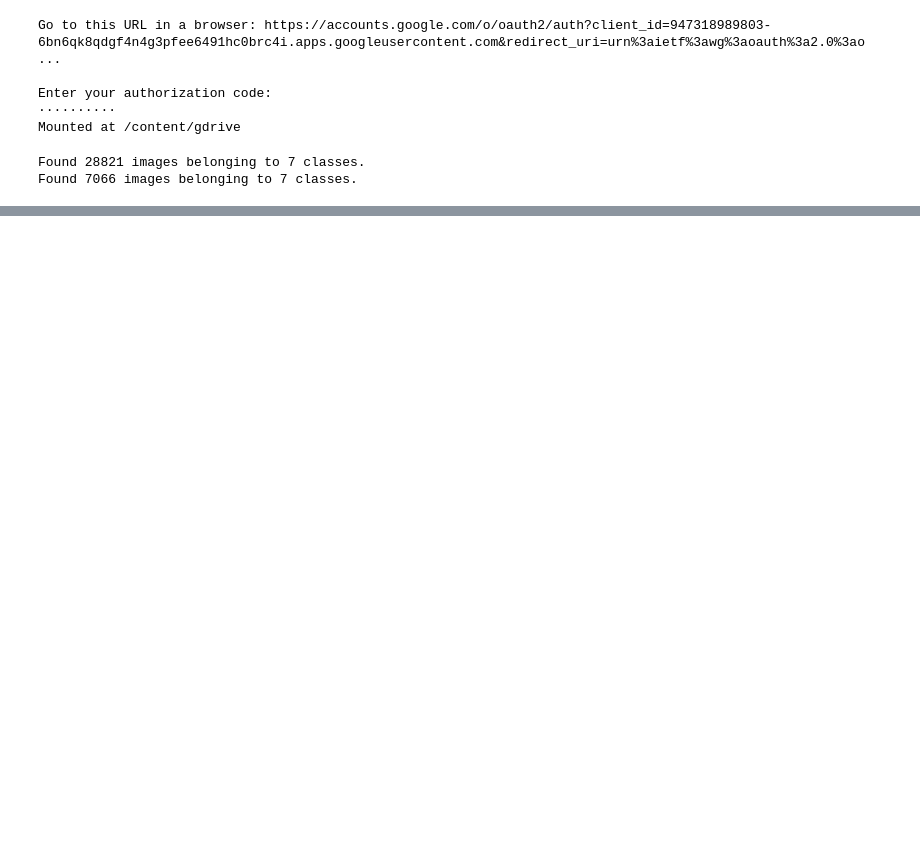
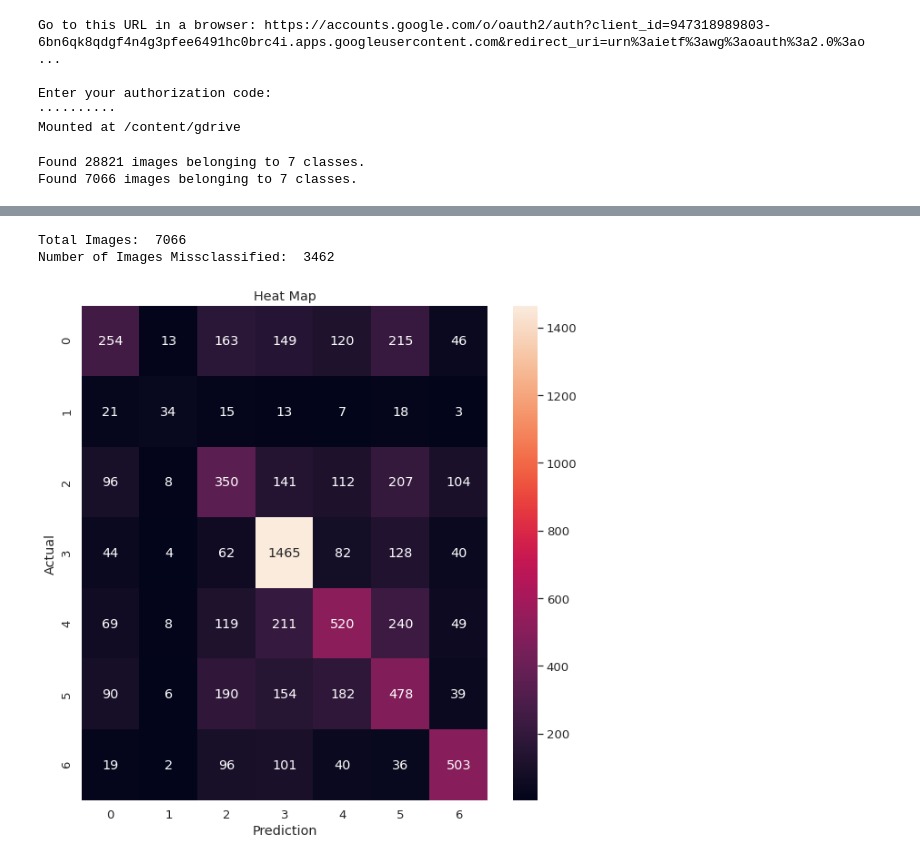
Before and after one commit to Ayuniarfina/Final-Project-Bangkit---JKT4-B, a Jupyter notebook: basemodel.ipynb, the cells around one changed output, grey strips where cells are left out. Cells and saved outputs as stored; diff of their text form; code cells hidden in the pictures; blank space fills up the shorter version.

```diff
--- a/basemodel.ipynb
+++ b/basemodel.ipynb
@@ -148,0 +184,23 @@ prediction : Counter({3: 1769, 4: 1416, 5: 1288, 0: 897, 2: 829, 6: 759, 1: 108}
+# %%
+import seaborn as sn
+import pandas as pd
+
+print('Total Images: ',len(tes1))
+print('Number of Images Missclassified: ',y)
+print(' ')
+
+
+array= confusion_matrix(testgenerator.classes,y_pred)
+
+plt.subplots(figsize=(10,10))
+df_cm=pd.DataFrame(array, range(7),range(7))
+sn.set(font_scale=1.2)
+sn.heatmap(df_cm, annot=True, fmt='g')
+plt.title('Heat Map')
+plt.xlabel('Prediction')
+plt.ylabel('Actual')
+plt.show()
+# %% [output]
+Total Images:  7066
+Number of Images Missclassified:  3462
+[figure, added]
```
Also changed, not shown: parts of 18 cells of this notebook.
